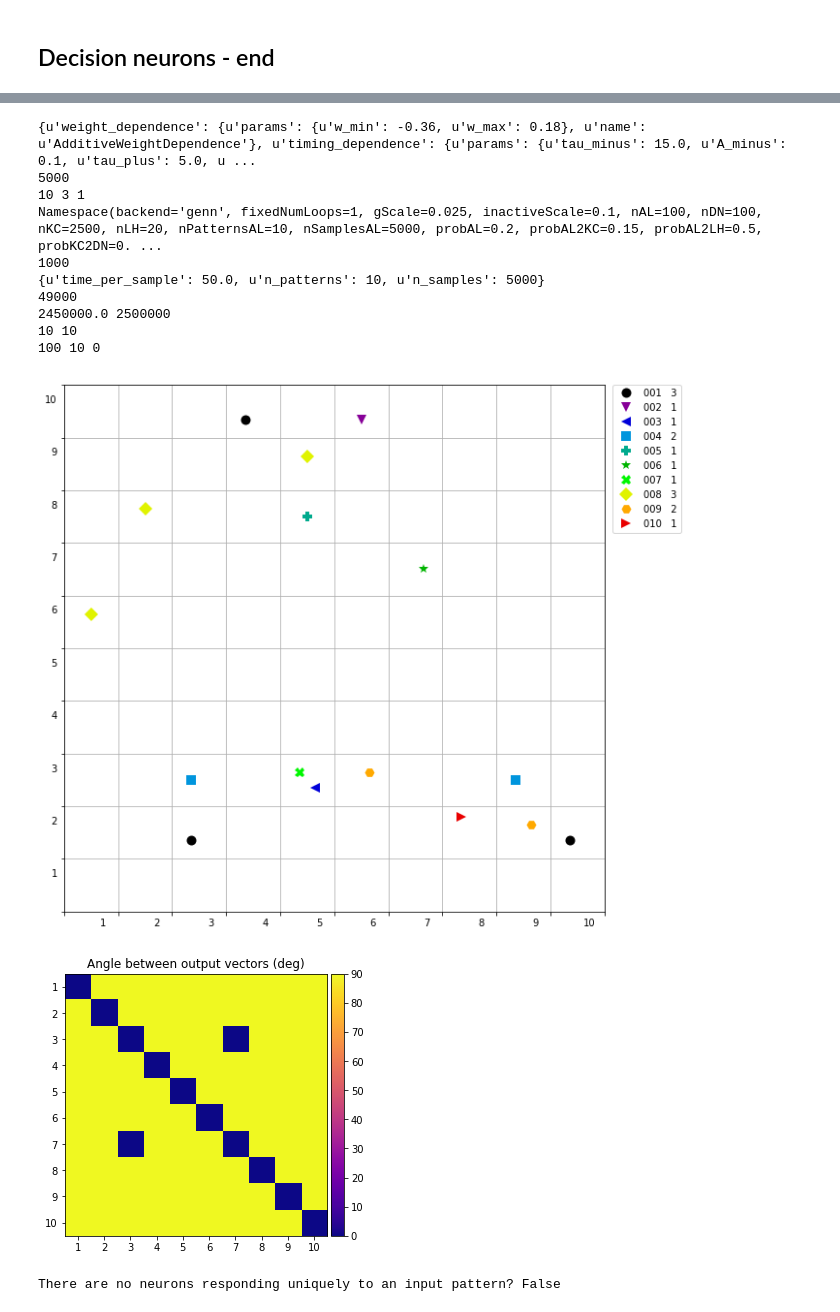
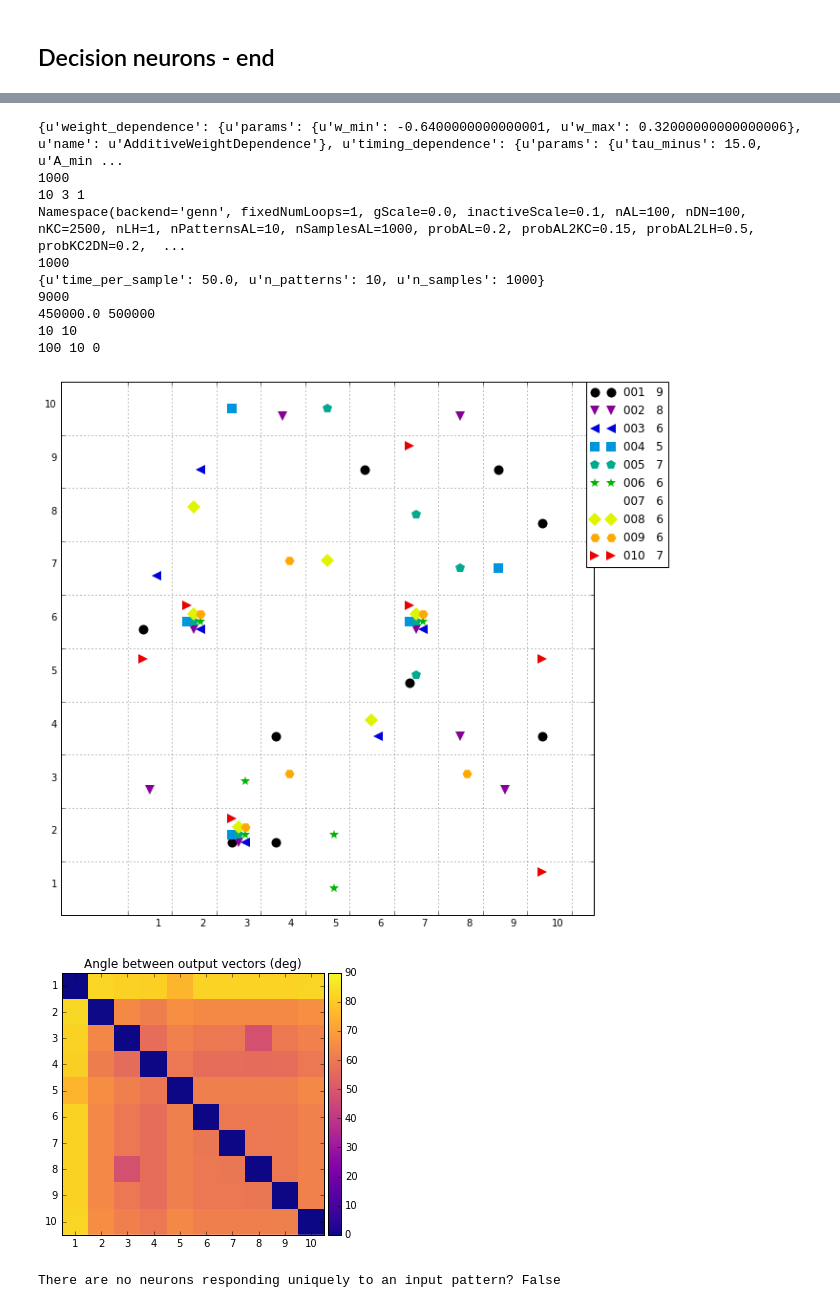
Before and after one commit to chanokin/brainscales-recognition, a Jupyter notebook: codebase/mushroom_body/bgn-analyze_mbody_results.ipynb, the cells around one changed output, grey strips where cells are left out. Drawn from its saved outputs; the diff is of its cells as text; code cells hidden in the pictures.

Commit message:
overlapping samples

```diff
--- a/codebase/mushroom_body/bgn-analyze_mbody_results.ipynb
+++ b/codebase/mushroom_body/bgn-analyze_mbody_results.ipynb
@@ -1540,7 +1548,7 @@ height_out = sqrt_out + (0 if (int(args.nDN) - sqrt_out**2) == 0 else 1)
 print(width_out, height_out)
 print(args.nDN, sqrt_out, (int(args.nDN) - sqrt_out**2))
 
-markers = ['o', 'v', '<', 's', 'P', '*', 'X', 'D', 'H', '>'] * 2
+markers = ['o', 'v', '<', 's', 'p', '*', 'x', 'D', 'H', '>'] * 2
 plt.figure(figsize=(10, 10))
 ax = plt.subplot(1, 1, 1)
 
@@ -1616,41 +1624,41 @@ for i in range(args.nPatternsAL):
 #         angles[i, j] = np.sqrt(np.dot(diff, diff))
 
 angles[np.isclose(divs, 1.0)] = 0.
 cmap = None
 # cmap = 'nipy_spectral'
 # cmap = 'gist_stern'
 # cmap = 'inferno'
 # cmap = 'magma'
 cmap = 'plasma'
 # cmap = 'ocean'
 
 fig = plt.figure(figsize=(5, 5))
 ax = plt.subplot(1, 1, 1)
 im = plt.imshow(angles, interpolation='none', cmap=cmap,
                 vmin=0, vmax=90)
 div = make_axes_locatable(ax)
 cax = div.append_axes('right', size='5%', pad=0.05)
 cbar = plt.colorbar(im, cax=cax)
 ax.set_xticks(range(args.nPatternsAL))
 ax.set_yticks(range(args.nPatternsAL))
 ax.set_xticklabels(['{}'.format(i+1) for i in range(args.nPatternsAL)])
 ax.set_yticklabels(['{}'.format(i+1) for i in range(args.nPatternsAL)])
 ax.set_title('Angle between output vectors (deg)')
 plt.savefig('distance_output_vectors.pdf')
 plt.show()
 # %% [output]
-{u'weight_dependence': {u'params': {u'w_min': -0.36, u'w_max': 0.18}, u'name': u'AdditiveWeightDependence'}, u'timing_dependence': {u'params': {u'tau_minus': 15.0, u'A_minus': 0.1, u'tau_plus': 5.0, u ...
-5000
+{u'weight_dependence': {u'params': {u'w_min': -0.6400000000000001, u'w_max': 0.32000000000000006}, u'name': u'AdditiveWeightDependence'}, u'timing_dependence': {u'params': {u'tau_minus': 15.0, u'A_min ...
+1000
 10 3 1
-Namespace(backend='genn', fixedNumLoops=1, gScale=0.025, inactiveScale=0.1, nAL=100, nDN=100, nKC=2500, nLH=20, nPatternsAL=10, nSamplesAL=5000, probAL=0.2, probAL2KC=0.15, probAL2LH=0.5, probKC2DN=0. ...
+Namespace(backend='genn', fixedNumLoops=1, gScale=0.0, inactiveScale=0.1, nAL=100, nDN=100, nKC=2500, nLH=1, nPatternsAL=10, nSamplesAL=1000, probAL=0.2, probAL2KC=0.15, probAL2LH=0.5, probKC2DN=0.2,  ...
 1000
-{u'time_per_sample': 50.0, u'n_patterns': 10, u'n_samples': 5000}
-49000
-2450000.0 2500000
+{u'time_per_sample': 50.0, u'n_patterns': 10, u'n_samples': 1000}
+9000
+450000.0 500000
 10 10
 100 10 0
-[figure, old version]
+[figure, new version]
-[figure, old version]
+[figure, new version]
 # %%
 markers = ['o', 'v', '<', 's', 'P', '*', 'X', 'D', 'H', '>']
 plt.figure(figsize=(10, 10))
```
Also changed, not shown: parts of 13 cells of this notebook, 50 other files.
